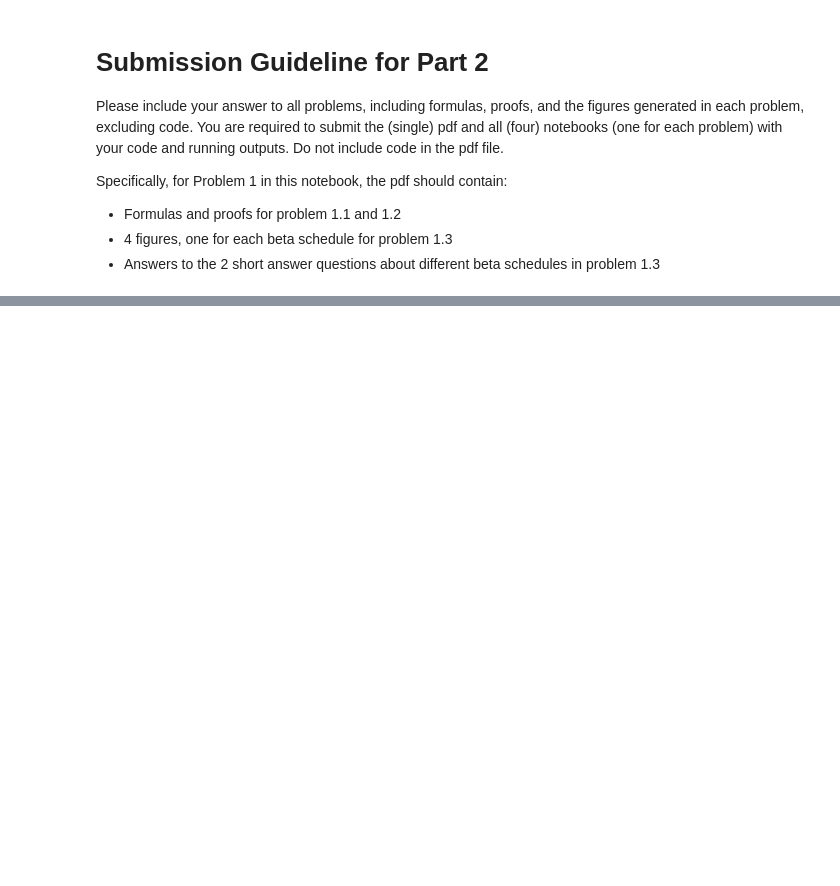
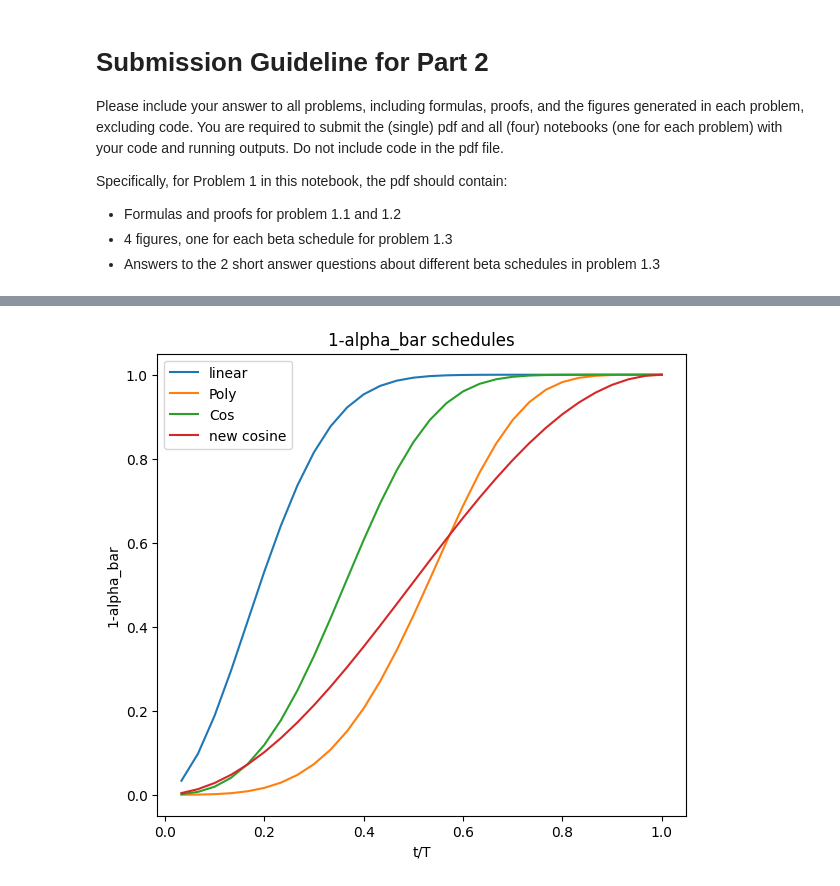
Before and after one commit to yycliang/pset-5, a Jupyter notebook: part2/part2_diffusion_p1.ipynb, the cells around one changed output, grey strips where cells are left out. Cells and saved outputs as stored; diff of their text form; code cells hidden in the pictures; blank space fills up the shorter version.

```diff
--- a/part2/part2_diffusion_p1.ipynb
+++ b/part2/part2_diffusion_p1.ipynb
@@ -67,0 +235,56 @@ For this schedule, generate plots with y-axis being the value of $\beta_t$ and $
+# %%
+### Figure 4
+### write your code here
+### Fgirue 3
+import numpy as np
+import matplotlib.pyplot as plt
+
+## setting up
+T = 30
+t = np.arange(1, T+1)
+# for x axs
+t_norm = t/T
+
+## helper function to find 1-baralpha
+def helper(beta):
+    alpha = 1 - beta
+    alpha_bar = np.cumprod(alpha)
+    return 1-alpha_bar
+
+# the beta schedules
+linear_beta = t_norm
+poly_beta = t_norm ** 3
+cosine_beta = 1 - np.cos((np.pi / 2) * t_norm)
+# the alpha schedules
+linear_alpha = helper(linear_beta)
+poly_alpha = helper(poly_beta)
+cosine_alpha = helper(cosine_beta)
+
+# nichol & dhariwal
+s=0.008
+t_new = np.arange(0, T + 1)/T
+f_t = np.cos((t_new + s) / (1+s) * (np.pi/2)) **2
+alpha_bar_new = f_t/ f_t[0]
+alpha_new = alpha_bar_new[1:] / alpha_bar_new[:-1]
+beta_new = 1 - alpha_new
+alpha_bar_minus = 1 - alpha_bar_new[1:]
+
+## generating plots
+plt.figure(figsize=(15, 6))
+
+## the alphas
+plt.subplot(1, 2, 1)
+plt.plot(t_norm, linear_alpha, label="linear")
+plt.plot(t_norm, poly_alpha ,label="Poly")
+plt.plot(t_norm, cosine_alpha, label="Cos")
+plt.plot(t_norm, alpha_bar_minus, label="new cosine")
+plt.title("1-alpha_bar schedules")
+plt.xlabel("t/T")
+plt.ylabel("1-alpha_bar")
+plt.legend()
+
+
+## final
+plt.show()
+# %% [output]
+[figure, added]
```
Also changed, not shown: parts of 7 cells of this notebook, 5 other files.
